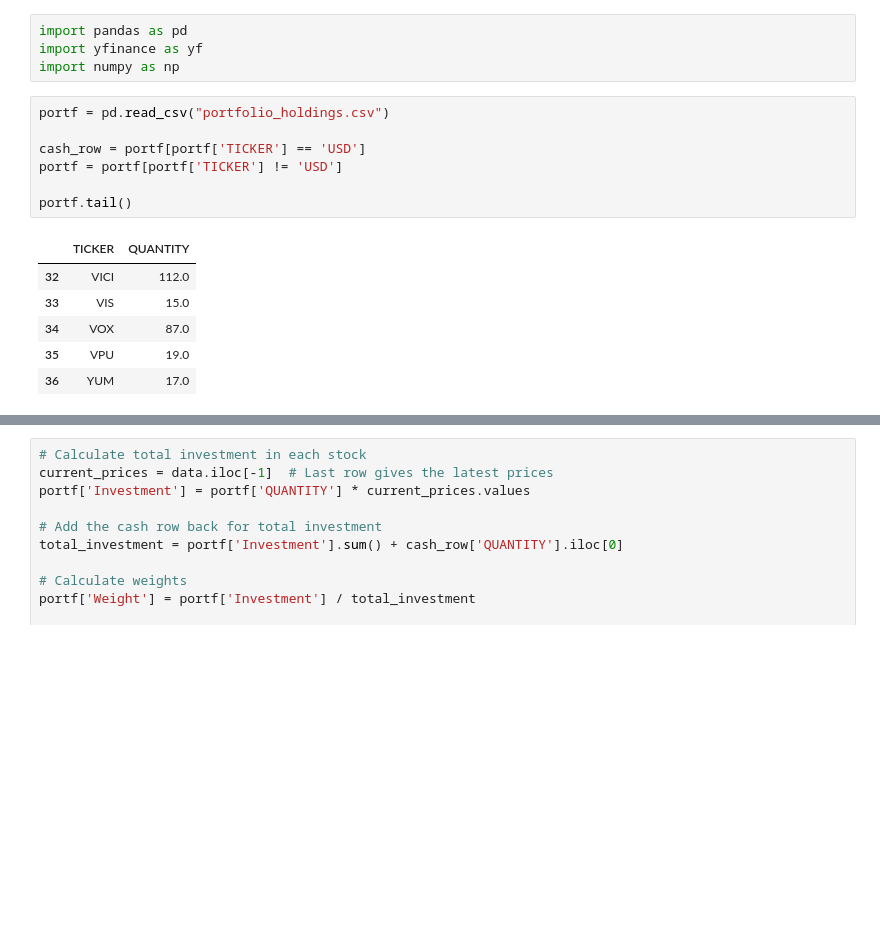
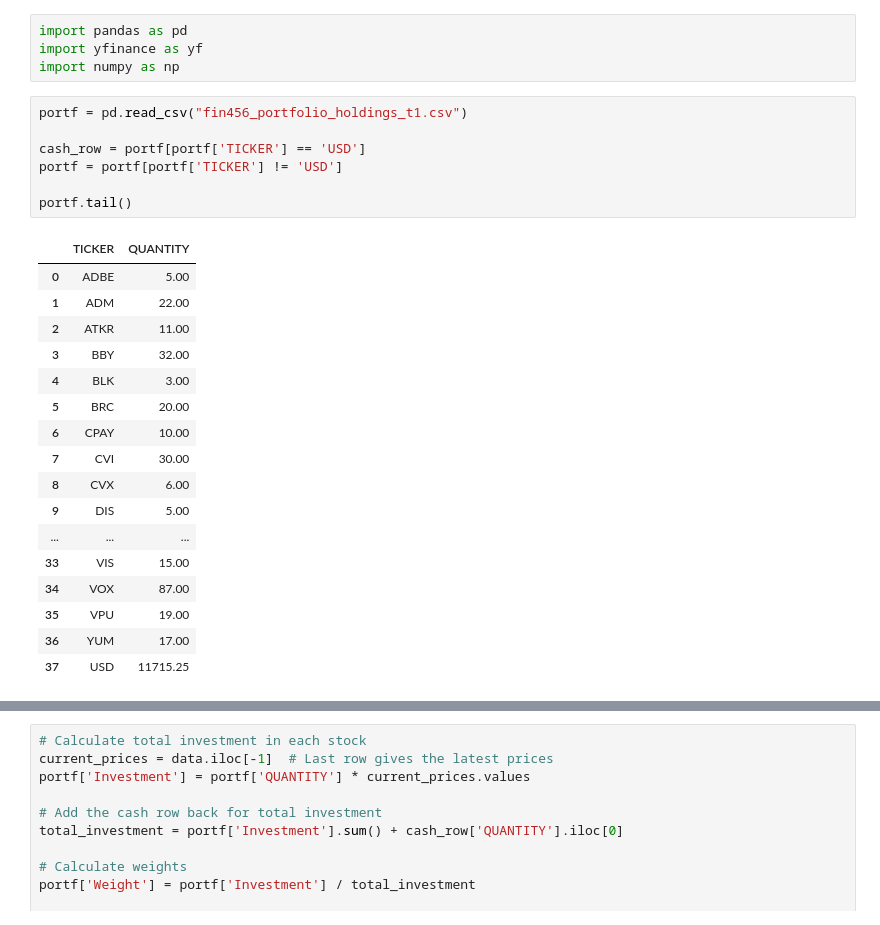
Before and after one commit to apakr/portfolio_analyzer, a Jupyter notebook: scratch_using_yfinance.ipynb, the cells around one changed output, grey strips where cells are left out. Saved outputs shown, nothing was run; the diff lists cells and outputs as text; blank space fills up the shorter version.

```diff
--- a/scratch_using_yfinance.ipynb
+++ b/scratch_using_yfinance.ipynb
@@ -3,19 +3,30 @@ import pandas as pd
 import yfinance as yf
 import numpy as np
 # %%
-portf = pd.read_csv("portfolio_holdings.csv")
+portf = pd.read_csv("fin456_portfolio_holdings_t1.csv")
 
 cash_row = portf[portf['TICKER'] == 'USD']
 portf = portf[portf['TICKER'] != 'USD']
 
 portf.tail()
 # %% [output]
 |  | TICKER | QUANTITY |
-| 32 | VICI | 112.0 |
-| 33 | VIS | 15.0 |
-| 34 | VOX | 87.0 |
-| 35 | VPU | 19.0 |
-| 36 | YUM | 17.0 |
+| 0 | ADBE | 5.00 |
+| 1 | ADM | 22.00 |
+| 2 | ATKR | 11.00 |
+| 3 | BBY | 32.00 |
+| 4 | BLK | 3.00 |
+| 5 | BRC | 20.00 |
+| 6 | CPAY | 10.00 |
+| 7 | CVI | 30.00 |
+| 8 | CVX | 6.00 |
+| 9 | DIS | 5.00 |
+| ... | ... | ... |
+| 33 | VIS | 15.00 |
+| 34 | VOX | 87.00 |
+| 35 | VPU | 19.00 |
+| 36 | YUM | 17.00 |
+| 37 | USD | 11715.25 |
 # %%
 # Fetch data for the tickers in the portfolio
 tickers = portf['TICKER'].tolist()
```
Also changed, not shown: parts of 1 cell of this notebook, 1 other file.
